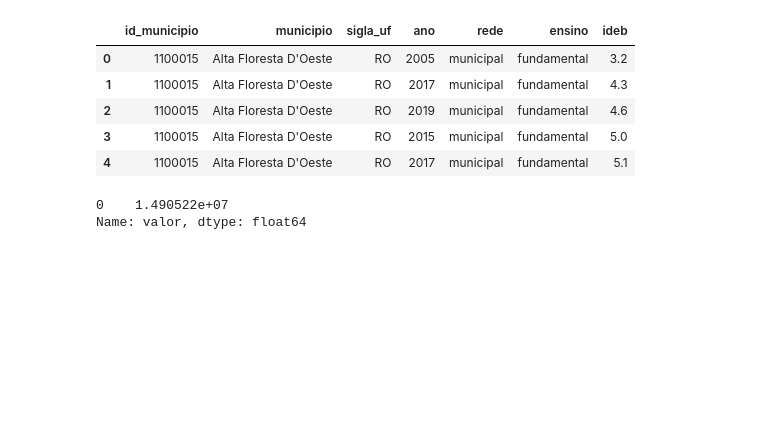
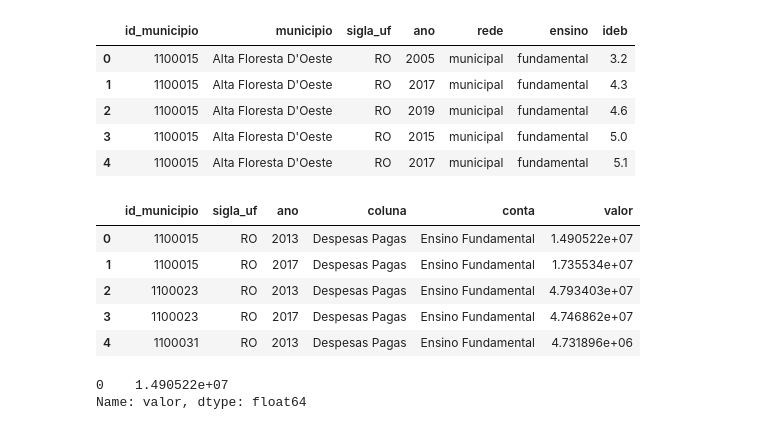
Before and after one commit to UFRJ-Analytica/odd2021, a Jupyter notebook: analises.ipynb, the cells around one changed output. Drawn from its saved outputs; the diff is of its cells as text; code cells hidden in the pictures; blank space fills up the shorter version.

```diff
--- a/analises.ipynb
+++ b/analises.ipynb
@@ -233,7 +231,14 @@ df_despesas = despesas_fundamental
 # %%
-# despesas_fundamental = corrigido_df_despesas.loc[(corrigido_df_despesas["conta"]=="Ensino Fundamental")&(corrigido_df_despesas["ano"].isin([2013,2017]))].sort_values(by=["id_municipio", "ano"]).dropna().reset_index(drop=True)
+despesas_fundamental = corrigido_df_despesas.loc[(corrigido_df_despesas["conta"]=="Ensino Fundamental")&(corrigido_df_despesas["ano"].isin([2013,2017]))].sort_values(by=["id_municipio", "ano"]).dropna().reset_index(drop=True)
 
-# despesas_fundamental.head()
+despesas_fundamental.head()
+# %% [output]
+|  | id_municipio | sigla_uf | ano | coluna | conta | valor |
+| 0 | 1100015 | RO | 2013 | Despesas Pagas | Ensino Fundamental | 1.490522e+07 |
+| 1 | 1100015 | RO | 2017 | Despesas Pagas | Ensino Fundamental | 1.735534e+07 |
+| 2 | 1100023 | RO | 2013 | Despesas Pagas | Ensino Fundamental | 4.793403e+07 |
+| 3 | 1100023 | RO | 2017 | Despesas Pagas | Ensino Fundamental | 4.746862e+07 |
+| 4 | 1100031 | RO | 2013 | Despesas Pagas | Ensino Fundamental | 4.731896e+06 |
 # %%
 mun_despesas = despesas_fundamental.loc[despesas_fundamental["id_municipio"]==1100015]
 mun_despesas.loc[mun_despesas["ano"]==2013]["valor"]
```
Also changed, not shown: parts of 2 cells of this notebook, 1 other file.
